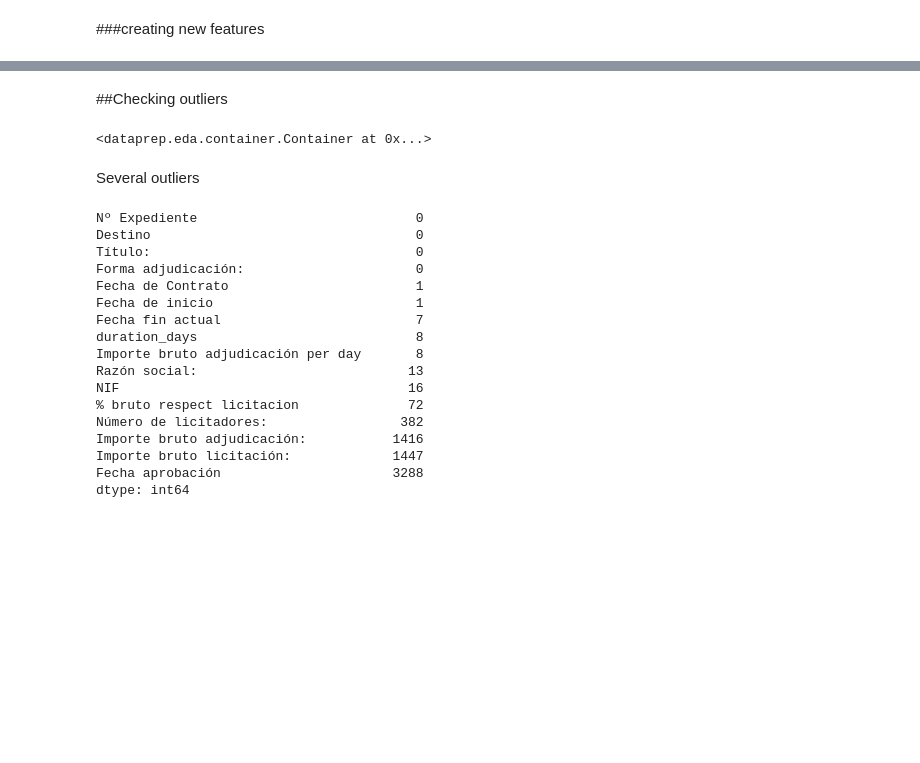
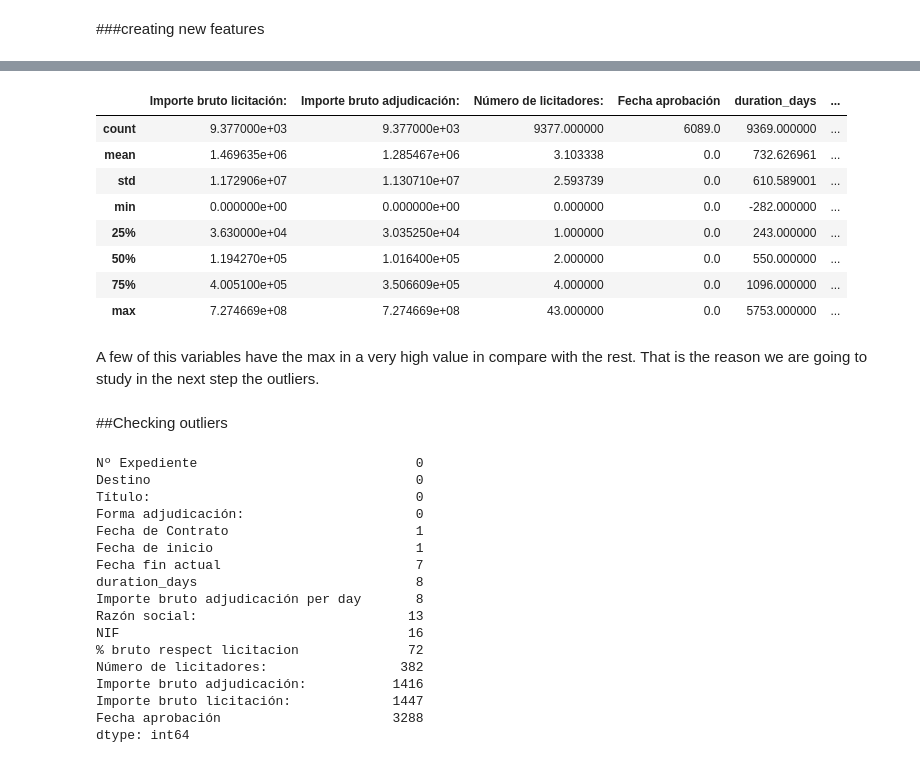
Before and after one commit to dcastf01/aena_scraping_licitaciones, a Jupyter notebook: clean_data.ipynb, the cells around one changed output, grey strips where cells are left out. Cells and saved outputs as stored; diff of their text form; code cells hidden in the pictures; blank space fills up the shorter version.

```diff
--- a/clean_data.ipynb
+++ b/clean_data.ipynb
@@ -165,7 +152,16 @@ display('Lowest',
+# %%
+df.describe()
+# %% [output]
+|  | Importe bruto licitación: | Importe bruto adjudicación: | Número de licitadores: | Fecha aprobación | duration_days | ... |
+| count | 9.377000e+03 | 9.377000e+03 | 9377.000000 | 6089.0 | 9369.000000 | ... |
+| mean | 1.469635e+06 | 1.285467e+06 | 3.103338 | 0.0 | 732.626961 | ... |
+| std | 1.172906e+07 | 1.130710e+07 | 2.593739 | 0.0 | 610.589001 | ... |
+| min | 0.000000e+00 | 0.000000e+00 | 0.000000 | 0.0 | -282.000000 | ... |
+| 25% | 3.630000e+04 | 3.035250e+04 | 1.000000 | 0.0 | 243.000000 | ... |
+| 50% | 1.194270e+05 | 1.016400e+05 | 2.000000 | 0.0 | 550.000000 | ... |
+| 75% | 4.005100e+05 | 3.506609e+05 | 4.000000 | 0.0 | 1096.000000 | ... |
+| max | 7.274669e+08 | 7.274669e+08 | 43.000000 | 0.0 | 5753.000000 | ... |
+# %% [markdown]
+A few of this variables have the max in a very high value in compare with the rest. That is the reason we are going to study in the next step the outliers.
 # %% [markdown]
 ##Checking outliers
-# %%
-from dataprep.eda import plot
-plot(df)
-# %% [output]
-<dataprep.eda.container.Container at 0x...>
@@ -178,5 +168,3 @@ fig.axis(ymin=0, ymax=800000);
-# %% [markdown]
-Several outliers
 # %%
 #@title Outliers
 for x in df.columns:
```
Also changed, not shown: parts of 11 cells of this notebook.
